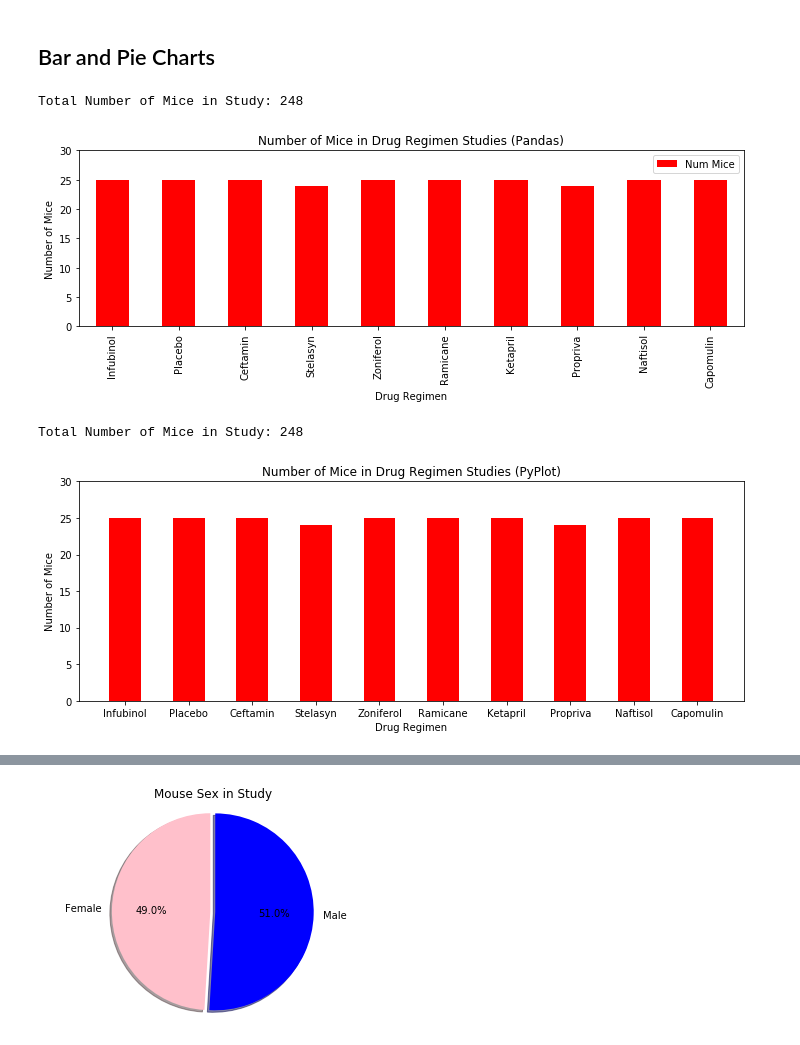
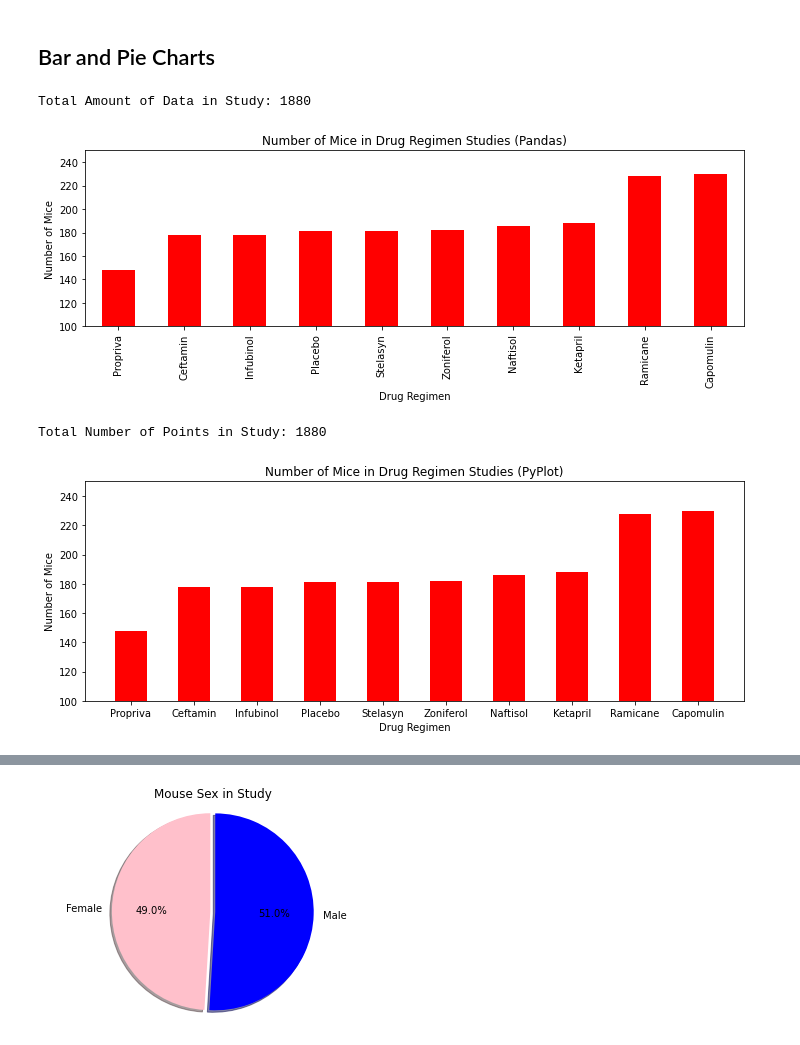
Before and after one commit to j2browns/matplotlib-challenge, a Jupyter notebook: Pymaceuticals/Pymaceuticals_challenge.ipynb, the cells around one changed output, grey strips where cells are left out. Drawn from its saved outputs; the diff is of its cells as text; code cells hidden in the pictures.

Commit message:
corrected data in pie plot - total mice to total data points

```diff
--- a/Pymaceuticals/Pymaceuticals_challenge.ipynb
+++ b/Pymaceuticals/Pymaceuticals_challenge.ipynb
@@ -178,45 +158,52 @@ total_mice = num_mice["Num Mice"].sum()
+# %%
+#regimen_list
+num_points = pd.DataFrame()
+num_points = Summary_df["Data Count"]
+num_points = num_points.sort_values(ascending = True)
 # %%
 # Generate a bar plot showing the total number of mice for each treatment throughout the course of the study using pandas.
-x_axis = num_mice["Treatment"]
-y_axis = num_mice["Num Mice"]
-num_mice_mod = num_mice.set_index("Treatment")
+x_axis = num_points.index
+y_axis = num_points
+#num_points_mod = num_points.set_index("Treatment")
+Total_Points = num_points.sum()
 
 print("")
-print(f"Total Number of Mice in Study: {total_mice}")
+print(f"Total Amount of Data in Study: {Total_Points}")
 print("")
 
 # Use DataFrame.plot() in order to create a bar chart of the data
-num_mice_mod.plot(kind="bar", color = "r", figsize=(10,4), title = "Number of Mice in Drug Regimen Studies (Pandas)")
+num_points.plot(kind="bar", color = "r", figsize=(10,4), title = "Number of Mice in Drug Regimen Studies (Pandas)")
 # Set additional parameters for the chart
 plt.xlabel("Drug Regimen")
 plt.ylabel("Number of Mice")
-plt.ylim(0,30)
+plt.ylim(100,250)
+
 plt.tight_layout()
 plt.show()
 # %% [output]
-Total Number of Mice in Study: 248
+Total Amount of Data in Study: 1880
-[figure, old version]
+[figure, new version]
 # %%
 # Generate a bar plot showing the total number of mice for each treatment throughout the course of the study using Pyplot
 print("")
-print(f"Total Number of Mice in Study: {total_mice}")
+print(f"Total Number of Points in Study: {Total_Points}")
 print("")
 
 plt.figure(figsize=(10,4)) #10 inches wide by 4" tall
 
 plt.bar(x_axis, y_axis, color='r', width = 0.5, alpha=1, align="center") #alpha is how transparent bars are
-plt.ylim(0, 30)
+plt.ylim(100, 250)
 
 plt.title("Number of Mice in Drug Regimen Studies (PyPlot)")
 plt.xlabel("Drug Regimen")
 plt.ylabel("Number of Mice")
 
 plt.tight_layout() #tight layout helps to arrange the graph to look nicer
 
 plt.show()
 # %% [output]
-Total Number of Mice in Study: 248
+Total Number of Points in Study: 1880
-[figure, old version]
+[figure, new version]
 # %%
 # Generate a pie plot showing the distribution of female versus male mice using pandas
 Mouse_sex_group = combined_study.groupby("Sex")
```
Also changed, not shown: parts of 8 cells of this notebook.
